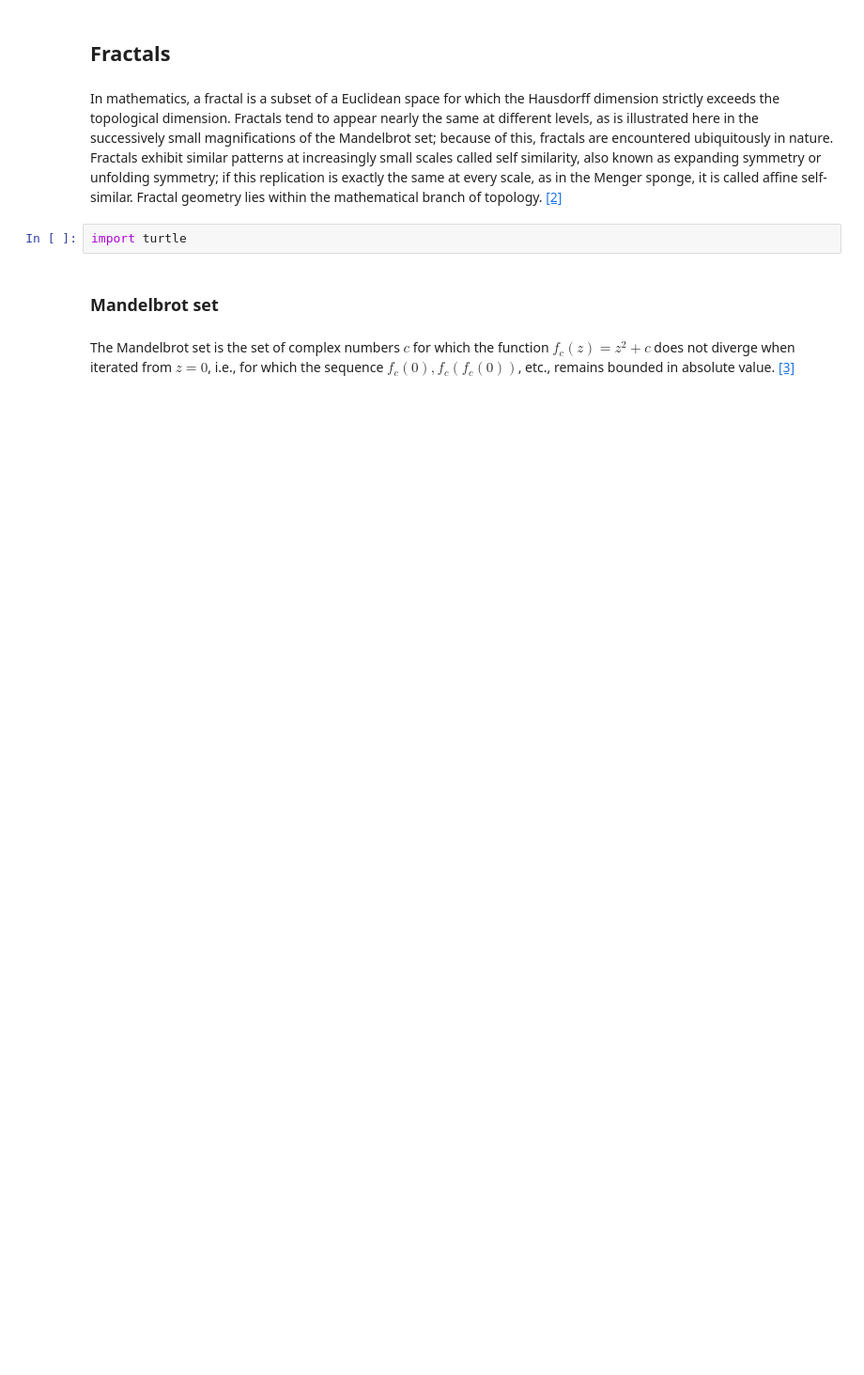
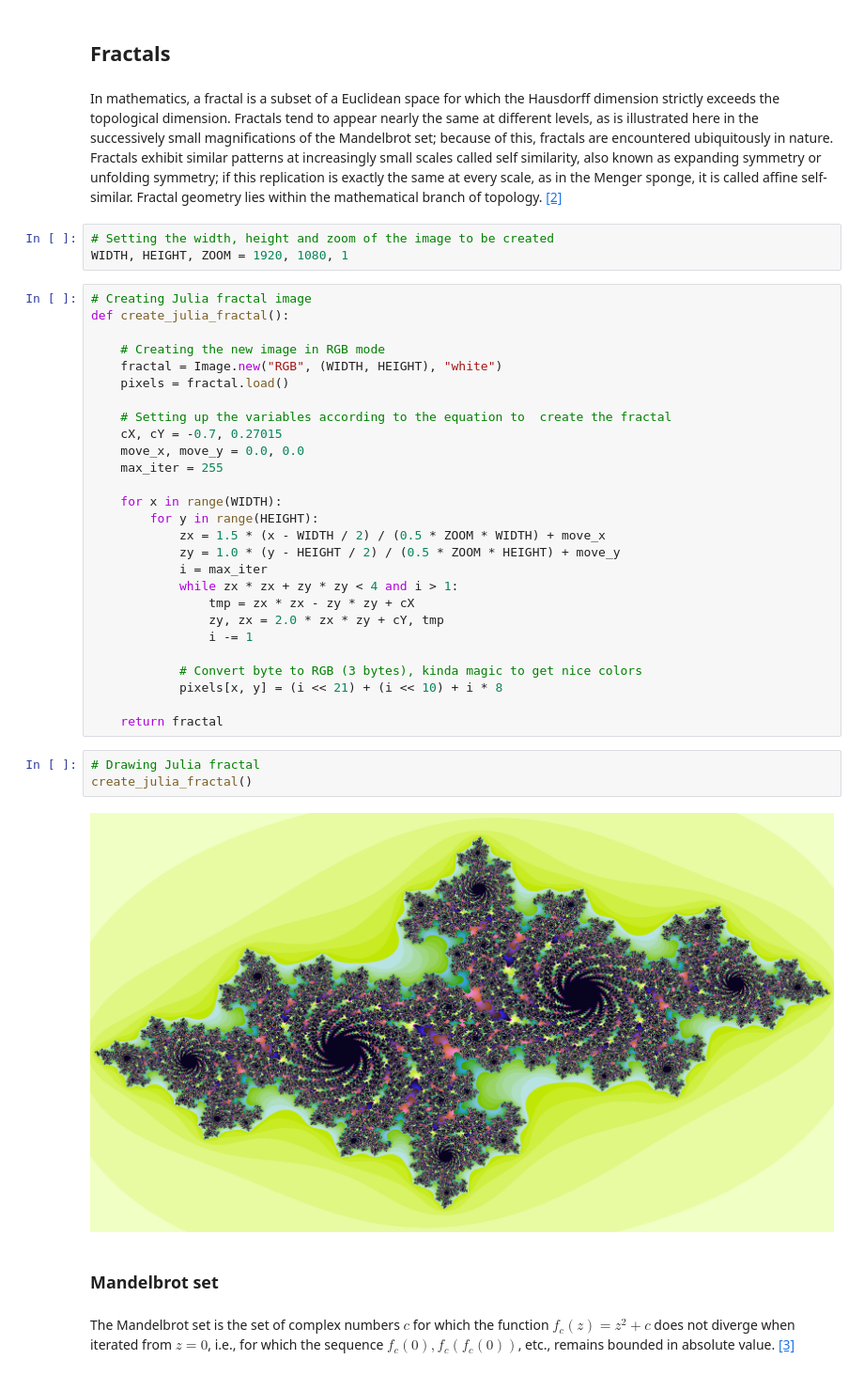
Before and after one commit to ansegura7/Algorithms, a Jupyter notebook: chaotic-systems/ChaoticSystems.ipynb, the cells around one changed output. Shown at 94% size. Saved outputs shown, nothing was run; the diff lists cells and outputs as text; blank space fills up the shorter version.

Commit message:
Updated Chaotic Systems
Added Julia fractal.

```diff
--- a/chaotic-systems/ChaoticSystems.ipynb
+++ b/chaotic-systems/ChaoticSystems.ipynb
@@ -87,8 +87,41 @@ plt.show()
 ## Fractals
 # %% [markdown]
 In mathematics, a fractal is a subset of a Euclidean space for which the Hausdorff dimension strictly exceeds the topological dimension. Fractals tend to appear nearly the same at different levels, as is illustrated here in the successively small magnifications of the Mandelbrot set; because of this, fractals are encountered ubiquitously in nature. Fractals exhibit similar patterns at increasingly small scales called self similarity, also known as expanding symmetry or unfolding symmetry; if this replication is exactly the same at every scale, as in the Menger sponge, it is called affine self-similar. Fractal geometry lies within the mathematical branch of topology. <a href="#link_two">[2]</a>
-# %%
-import turtle
+# %%
+# Setting the width, height and zoom of the image to be created
+WIDTH, HEIGHT, ZOOM = 1920, 1080, 1
+# %%
+# Creating Julia fractal image
+def create_julia_fractal():
+
+    # Creating the new image in RGB mode
+    fractal = Image.new("RGB", (WIDTH, HEIGHT), "white")
+    pixels = fractal.load()
+
+    # Setting up the variables according to the equation to  create the fractal
+    cX, cY = -0.7, 0.27015
+    move_x, move_y = 0.0, 0.0
+    max_iter = 255
+
+    for x in range(WIDTH):
+        for y in range(HEIGHT):
+            zx = 1.5 * (x - WIDTH / 2) / (0.5 * ZOOM * WIDTH) + move_x
+            zy = 1.0 * (y - HEIGHT / 2) / (0.5 * ZOOM * HEIGHT) + move_y
+            i = max_iter
+            while zx * zx + zy * zy < 4 and i > 1:
+                tmp = zx * zx - zy * zy + cX
+                zy, zx = 2.0 * zx * zy + cY, tmp
+                i -= 1
+
+            # Convert byte to RGB (3 bytes), kinda magic to get nice colors
+            pixels[x, y] = (i << 21) + (i << 10) + i * 8
+
+    return fractal
+# %%
+# Drawing Julia fractal
+create_julia_fractal()
+# %% [output]
+[figure, added]
 # %% [markdown]
 ### Mandelbrot set
 # %% [markdown]
```
Also changed, not shown: parts of 6 cells of this notebook, 1 other file.
